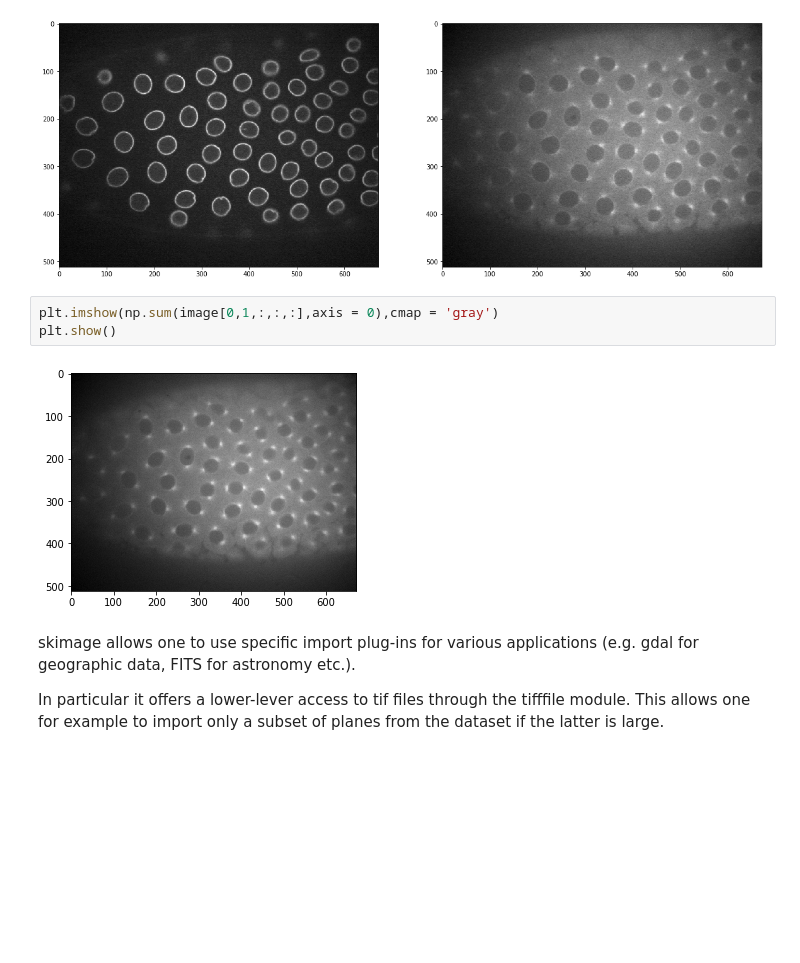
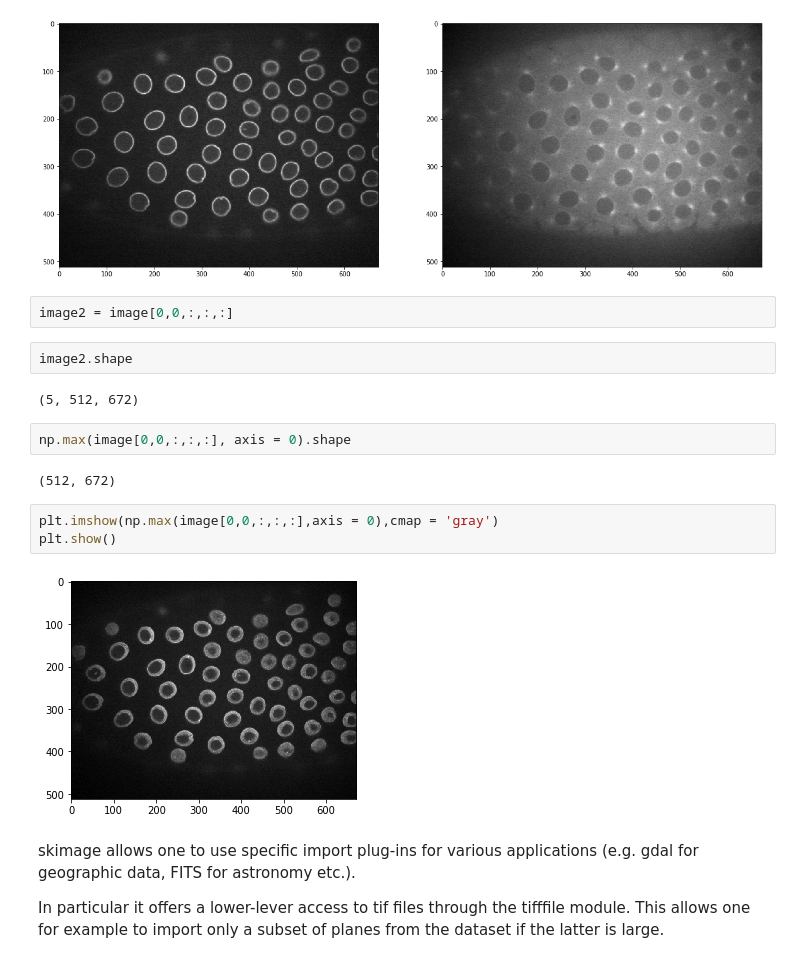
Before and after one commit to guiwitz/Python_image_processing, a Jupyter notebook: 03-Image_import.ipynb, the cells around one changed output. Drawn from its saved outputs; the diff is of its cells as text; blank space fills up the shorter version.

```diff
--- a/03-Image_import.ipynb
+++ b/03-Image_import.ipynb
@@ -215,11 +268,21 @@ plt.imshow(image[0,1,0,:,:],cmap = 'gray')
 plt.show()
 # %% [output]
 [figure]
+# %%
+image2 = image[0,0,:,:,:]
+# %%
+image2.shape
+# %% [output]
+(5, 512, 672)
+# %%
+np.max(image[0,0,:,:,:], axis = 0).shape
+# %% [output]
+(512, 672)
 # %%
-plt.imshow(np.sum(image[0,1,:,:,:],axis = 0),cmap = 'gray')
+plt.imshow(np.max(image[0,0,:,:,:],axis = 0),cmap = 'gray')
 plt.show()
 # %% [output]
-[figure, old version]
+[figure, new version]
 # %% [markdown]
 skimage allows one to use specific import plug-ins for various applications (e.g. gdal for geographic data, FITS for astronomy etc.).
 
```
Also changed, not shown: parts of 18 cells of this notebook, 7 other files.
